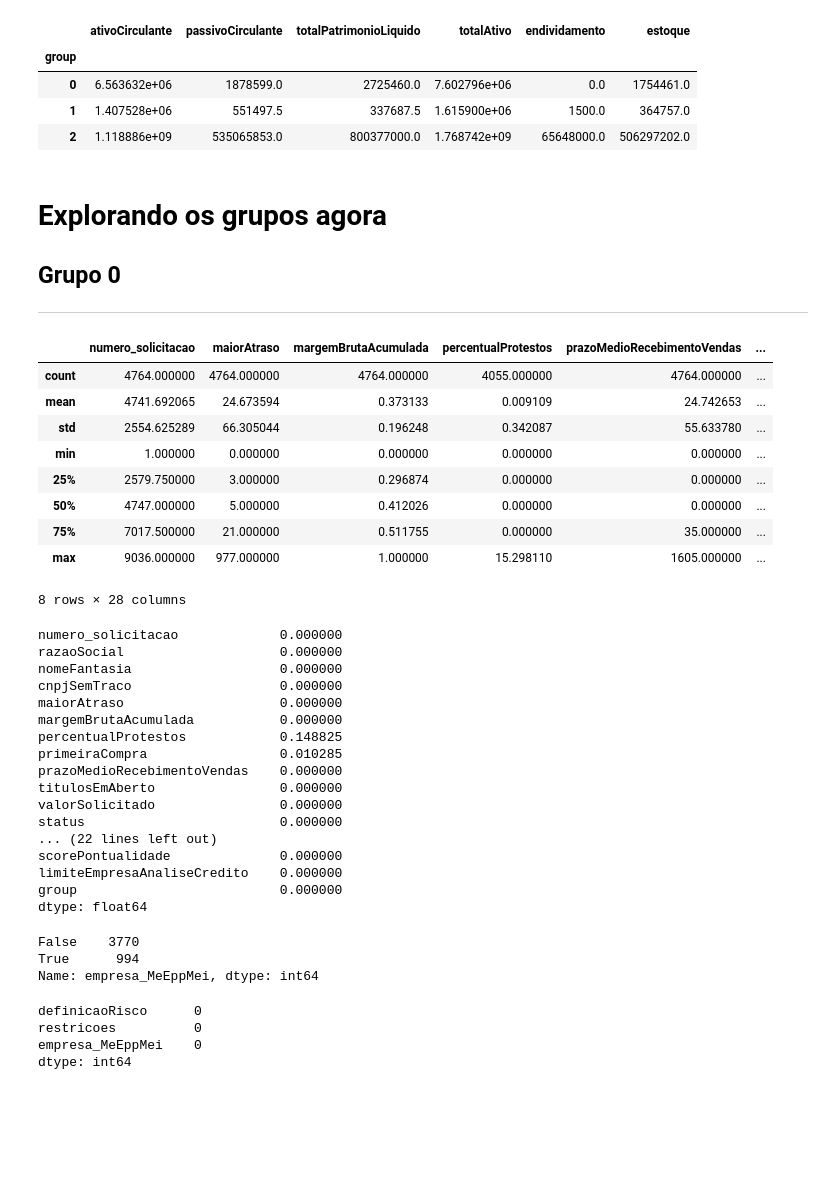
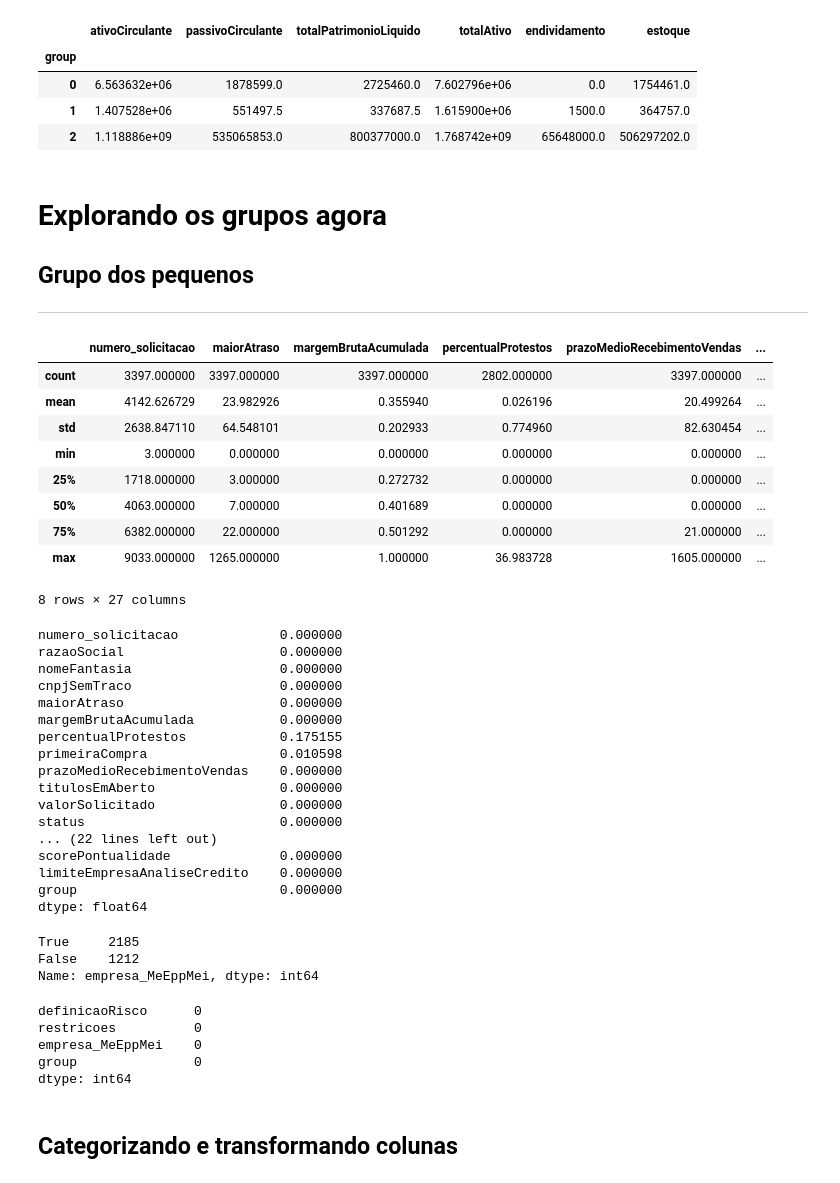
Before and after one commit to vl-sales/fiapBootcamp, a Jupyter notebook: bootCampSolved.ipynb, the cells around one changed output. Cells and saved outputs as stored; diff of their text form; code cells hidden in the pictures; blank space fills up the shorter version.

Commit message:
modelo para os clientes pequenos

```diff
--- a/bootCampSolved.ipynb
+++ b/bootCampSolved.ipynb
@@ -401,27 +401,29 @@ df_groups.groupby('group').agg({'ativoCirculante': np.median,
 | 0 | 6.563632e+06 | 1878599.0 | 2725460.0 | 7.602796e+06 | 0.0 | 1754461.0 |
 | 1 | 1.407528e+06 | 551497.5 | 337687.5 | 1.615900e+06 | 1500.0 | 364757.0 |
 | 2 | 1.118886e+09 | 535065853.0 | 800377000.0 | 1.768742e+09 | 65648000.0 | 506297202.0 |
+# %%
+df_groups['group'] = df_groups['group'].map({0: 'medio', 1: 'pequeno', 2: 'grande'})
 # %% [markdown]
 # Explorando os grupos agora
-## Grupo 0
+## Grupo dos pequenos
 ---
 # %%
-group_0 = df_groups[df_groups['group'] == 0].copy()
+group_s = df_groups[df_groups['group'] == 'pequeno'].copy()
 
-group_0.describe()
+group_s.describe()
 # %% [output]
 |  | numero_solicitacao | maiorAtraso | margemBrutaAcumulada | percentualProtestos | prazoMedioRecebimentoVendas | ... |
-| count | 4764.000000 | 4764.000000 | 4764.000000 | 4055.000000 | 4764.000000 | ... |
-| mean | 4741.692065 | 24.673594 | 0.373133 | 0.009109 | 24.742653 | ... |
-| std | 2554.625289 | 66.305044 | 0.196248 | 0.342087 | 55.633780 | ... |
-| min | 1.000000 | 0.000000 | 0.000000 | 0.000000 | 0.000000 | ... |
-| 25% | 2579.750000 | 3.000000 | 0.296874 | 0.000000 | 0.000000 | ... |
-| 50% | 4747.000000 | 5.000000 | 0.412026 | 0.000000 | 0.000000 | ... |
-| 75% | 7017.500000 | 21.000000 | 0.511755 | 0.000000 | 35.000000 | ... |
-| max | 9036.000000 | 977.000000 | 1.000000 | 15.298110 | 1605.000000 | ... |
+| count | 3397.000000 | 3397.000000 | 3397.000000 | 2802.000000 | 3397.000000 | ... |
+| mean | 4142.626729 | 23.982926 | 0.355940 | 0.026196 | 20.499264 | ... |
+| std | 2638.847110 | 64.548101 | 0.202933 | 0.774960 | 82.630454 | ... |
+| min | 3.000000 | 0.000000 | 0.000000 | 0.000000 | 0.000000 | ... |
+| 25% | 1718.000000 | 3.000000 | 0.272732 | 0.000000 | 0.000000 | ... |
+| 50% | 4063.000000 | 7.000000 | 0.401689 | 0.000000 | 0.000000 | ... |
+| 75% | 6382.000000 | 22.000000 | 0.501292 | 0.000000 | 21.000000 | ... |
+| max | 9033.000000 | 1265.000000 | 1.000000 | 36.983728 | 1605.000000 | ... |
-8 rows × 28 columns
+8 rows × 27 columns
 # %%
-percentage_of_nulls = group_0.isnull().sum() / group_0.shape[0]
+percentage_of_nulls = group_s.isnull().sum() / group_s.shape[0]
 percentage_of_nulls
 # %% [output]
 numero_solicitacao             0.000000
@@ -430,8 +432,8 @@ nomeFantasia                   0.000000
 cnpjSemTraco                   0.000000
 maiorAtraso                    0.000000
 margemBrutaAcumulada           0.000000
-percentualProtestos            0.148825
-primeiraCompra                 0.010285
+percentualProtestos            0.175155
+primeiraCompra                 0.010598
 prazoMedioRecebimentoVendas    0.000000
 titulosEmAberto                0.000000
 valorSolicitado                0.000000
@@ -495,14 +497,17 @@ group_0_v2 = initial_column_selection(group_0)
 # %%
-group_0_v2['empresa_MeEppMei'].value_counts()
+group_s_v2['empresa_MeEppMei'].value_counts()
 # %% [output]
-False    3770
-True      994
+True     2185
+False    1212
 Name: empresa_MeEppMei, dtype: int64
 # %%
-group_0_v2.select_dtypes('object').isnull().sum()
+group_s_v2.select_dtypes('object').isnull().sum()
 # %% [output]
 definicaoRisco      0
 restricoes          0
 empresa_MeEppMei    0
+group               0
 dtype: int64
+# %% [markdown]
+## Categorizando e transformando colunas
 # %%
```
Also changed, not shown: parts of 51 cells of this notebook.
